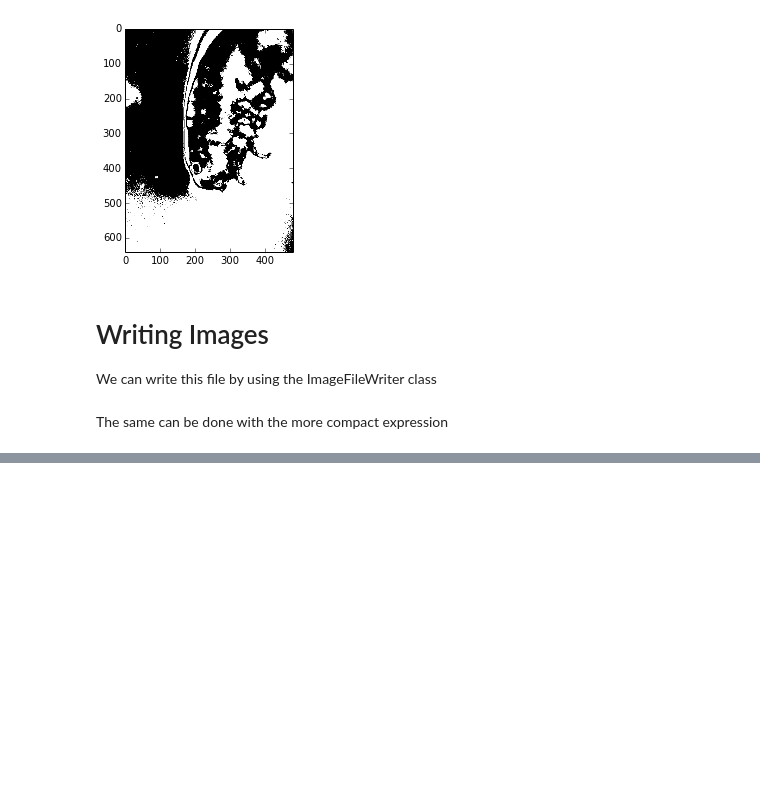
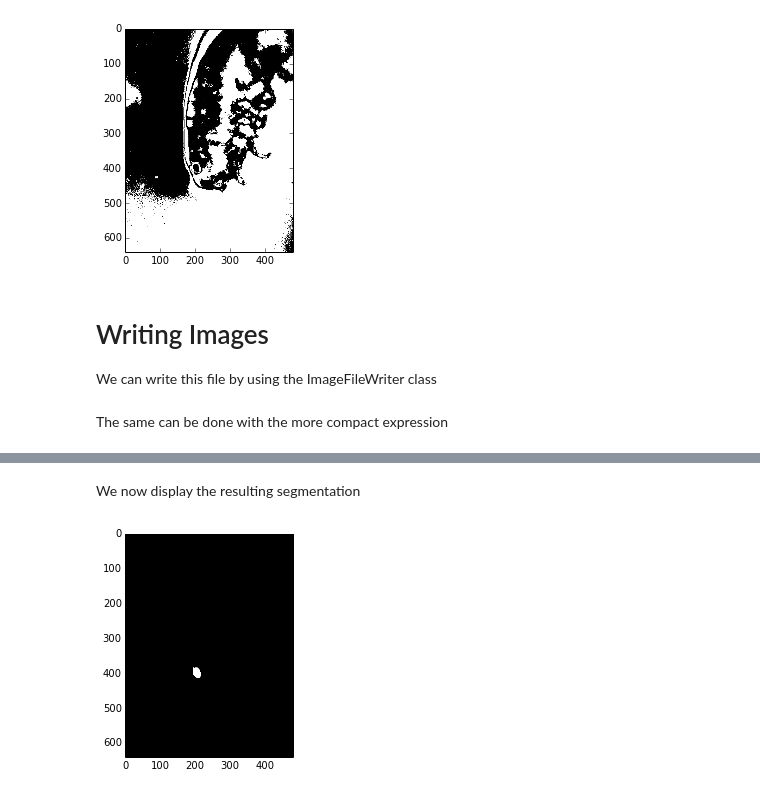
Before and after one commit to reproducible-research/scipy-tutorial-2014, a Jupyter notebook: notebooks/00-ReproducibleResearch.ipynb, the cells around one changed output, grey strips where cells are left out. Saved outputs shown, nothing was run; the diff lists cells and outputs as text; code cells hidden in the pictures; blank space fills up the shorter version.

Commit message:
Added Vector color region growing segmentation.

```diff
--- a/notebooks/00-ReproducibleResearch.ipynb
+++ b/notebooks/00-ReproducibleResearch.ipynb
@@ -163,0 +170,14 @@ sitk.WriteImage(bimage,'/tmp/ReproducibleResearchOtsuThreshold.png')
+# %%
+colorregiongrowing = sitk.VectorConfidenceConnectedImageFilter()
+colorregiongrowing.SetNumberOfIterations(4)
+colorregiongrowing.SetMultiplier(5.3)
+colorregiongrowing.SetInitialNeighborhoodRadius(2)
+colorregiongrowing.SetReplaceValue(255)
+colorregiongrowing.AddSeed([204,400])
+eyesegmented = colorregiongrowing.Execute(image);
+# %% [markdown]
+We now display the resulting segmentation
+# %%
+imshow(sitk.GetArrayFromImage(eyesegmented),cmap=cm.gray);
+# %% [output]
+[figure, added]
```
Also changed, not shown: parts of 6 cells of this notebook.
